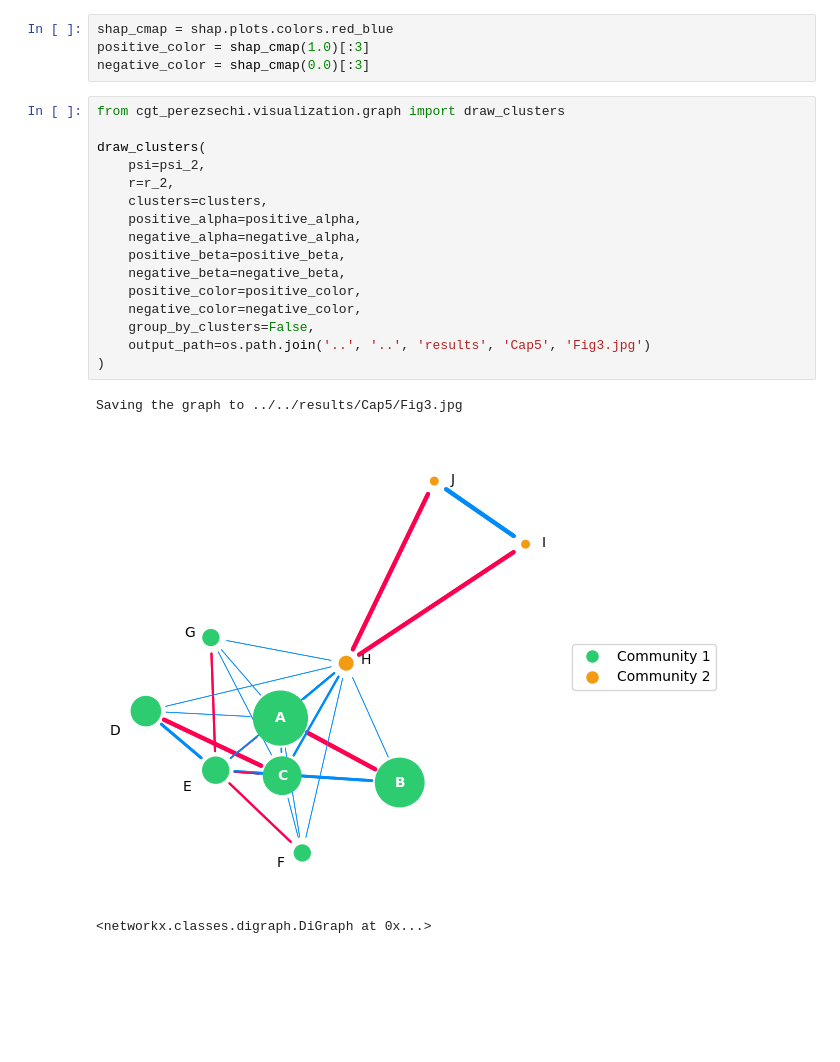
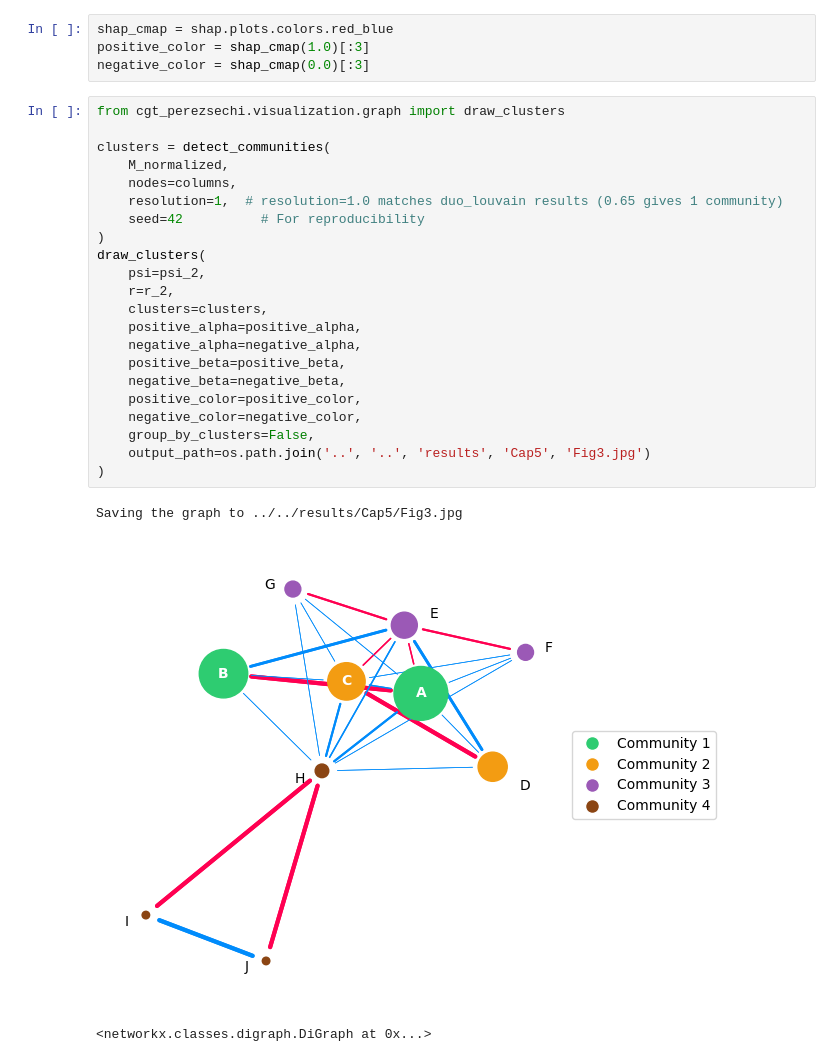
Before and after one commit to perez-sechi/thesis-python, a Jupyter notebook: run/Cap5/parliament-clustering-fuzzy.ipynb, the cells around one changed output. Saved outputs shown, nothing was run; the diff lists cells and outputs as text; blank space fills up the shorter version.

Commit message:
feat: added output for both resolution parameters at parliament game

```diff
--- a/run/Cap5/parliament-clustering-fuzzy.ipynb
+++ b/run/Cap5/parliament-clustering-fuzzy.ipynb
@@ -165,20 +159,26 @@ negative_color = shap_cmap(0.0)[:3]
 # %%
 from cgt_perezsechi.visualization.graph import draw_clusters
 
+clusters = detect_communities(
+    M_normalized,
+    nodes=columns,
+    resolution=1,  # resolution=1.0 matches duo_louvain results (0.65 gives 1 community)
+    seed=42          # For reproducibility
+)
 draw_clusters(
     psi=psi_2,
     r=r_2,
     clusters=clusters,
     positive_alpha=positive_alpha,
     negative_alpha=negative_alpha,
     positive_beta=positive_beta,
     negative_beta=negative_beta,
     positive_color=positive_color,
     negative_color=negative_color,
     group_by_clusters=False,
     output_path=os.path.join('..', '..', 'results', 'Cap5', 'Fig3.jpg')
 )
 # %% [output]
 Saving the graph to ../../results/Cap5/Fig3.jpg
-[figure, old version]
+[figure, new version]
 <networkx.classes.digraph.DiGraph at 0x...>
```
Also changed, not shown: parts of 2 cells of this notebook, 2 other files.
